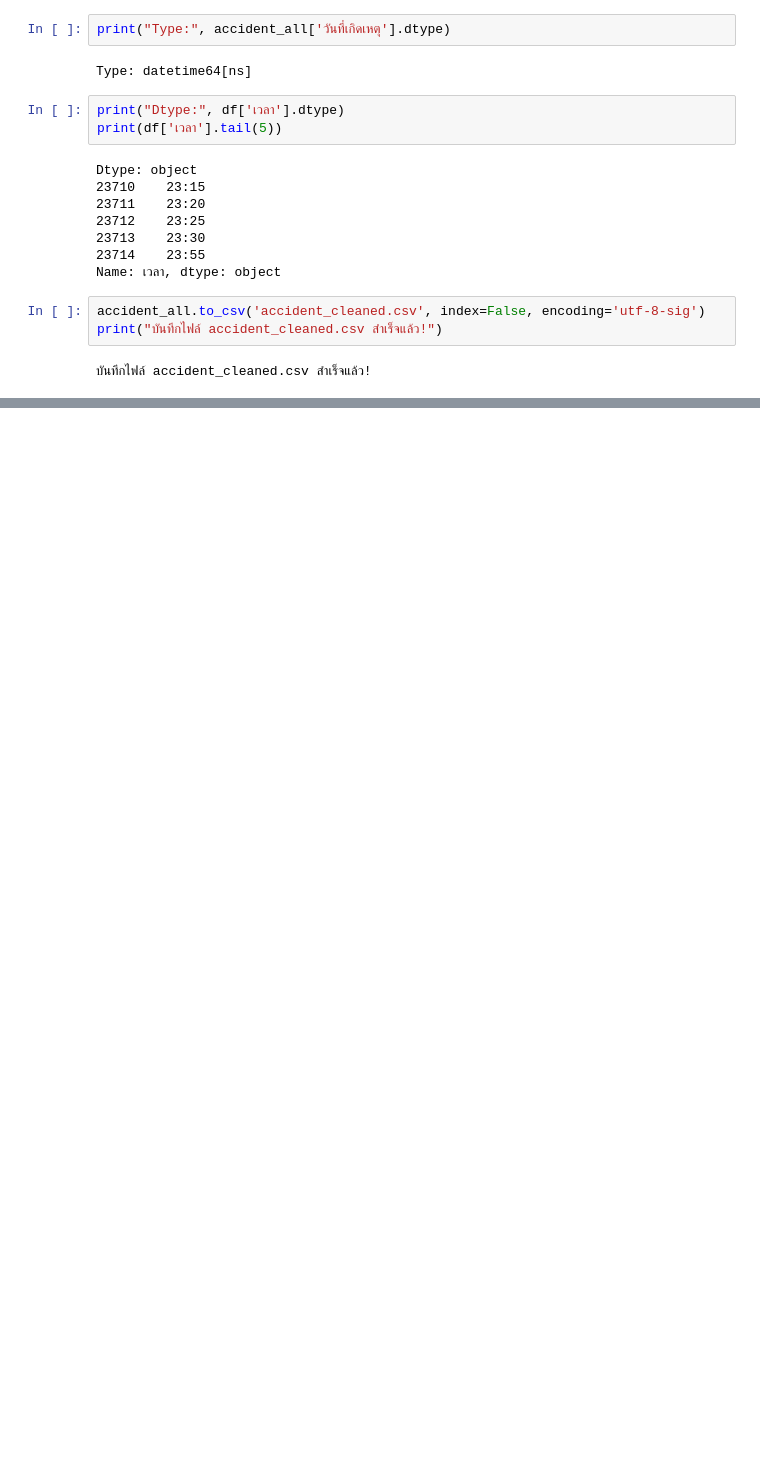
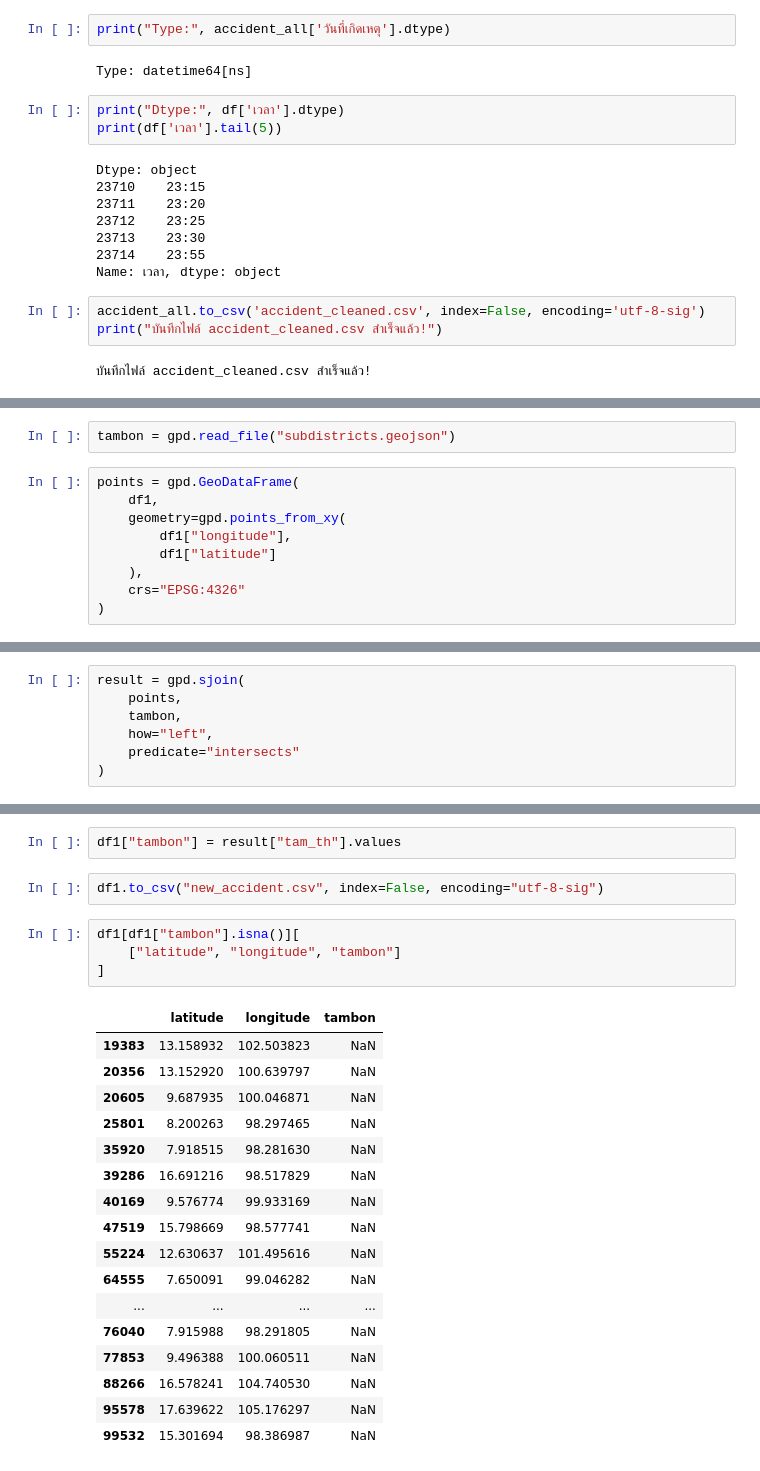
Before and after one commit to freshy17/accident-prediction-risk-analysis, a Jupyter notebook: data_pipeline/clean_data.ipynb, the cells around one changed output, grey strips where cells are left out. Drawn from its saved outputs; the diff is of its cells as text; blank space fills up the shorter version.

```diff
--- a/data_pipeline/clean_data.ipynb
+++ b/data_pipeline/clean_data.ipynb
@@ -464,0 +480,11 @@ print("บันทึกไฟล์ accident_cleaned.csv สำเร็จแ
+# %%
+tambon = gpd.read_file("subdistricts.geojson")
+# %%
+points = gpd.GeoDataFrame(
+    df1,
+    geometry=gpd.points_from_xy(
+        df1["longitude"],
+        df1["latitude"]
+    ),
+    crs="EPSG:4326"
+)
@@ -464,0 +497,7 @@ print("บันทึกไฟล์ accident_cleaned.csv สำเร็จแ
+# %%
+result = gpd.sjoin(
+    points,
+    tambon,
+    how="left",
+    predicate="intersects"
+)
@@ -464,0 +533,26 @@ print("บันทึกไฟล์ accident_cleaned.csv สำเร็จแ
+# %%
+df1["tambon"] = result["tam_th"].values
+# %%
+df1.to_csv("new_accident.csv", index=False, encoding="utf-8-sig")
+# %%
+df1[df1["tambon"].isna()][
+    ["latitude", "longitude", "tambon"]
+]
+# %% [output]
+|  | latitude | longitude | tambon |
+| 19383 | 13.158932 | 102.503823 | NaN |
+| 20356 | 13.152920 | 100.639797 | NaN |
+| 20605 | 9.687935 | 100.046871 | NaN |
+| 25801 | 8.200263 | 98.297465 | NaN |
+| 35920 | 7.918515 | 98.281630 | NaN |
+| 39286 | 16.691216 | 98.517829 | NaN |
+| 40169 | 9.576774 | 99.933169 | NaN |
+| 47519 | 15.798669 | 98.577741 | NaN |
+| 55224 | 12.630637 | 101.495616 | NaN |
+| 64555 | 7.650091 | 99.046282 | NaN |
+| ... | ... | ... | ... |
+| 76040 | 7.915988 | 98.291805 | NaN |
+| 77853 | 9.496388 | 100.060511 | NaN |
+| 88266 | 16.578241 | 104.740530 | NaN |
+| 95578 | 17.639622 | 105.176297 | NaN |
+| 99532 | 15.301694 | 98.386987 | NaN |
```
Also changed, not shown: parts of 55 cells of this notebook, 17 other files.
